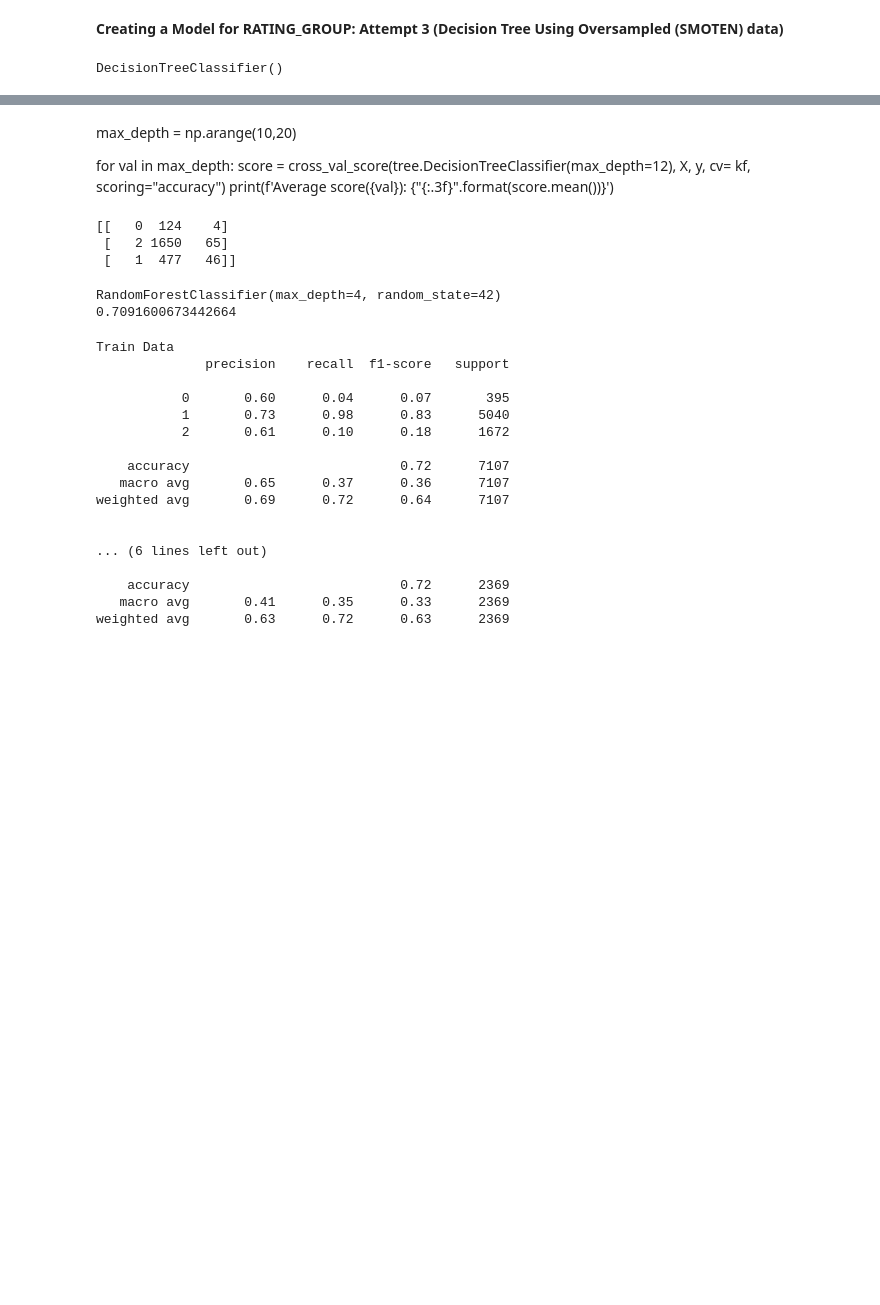
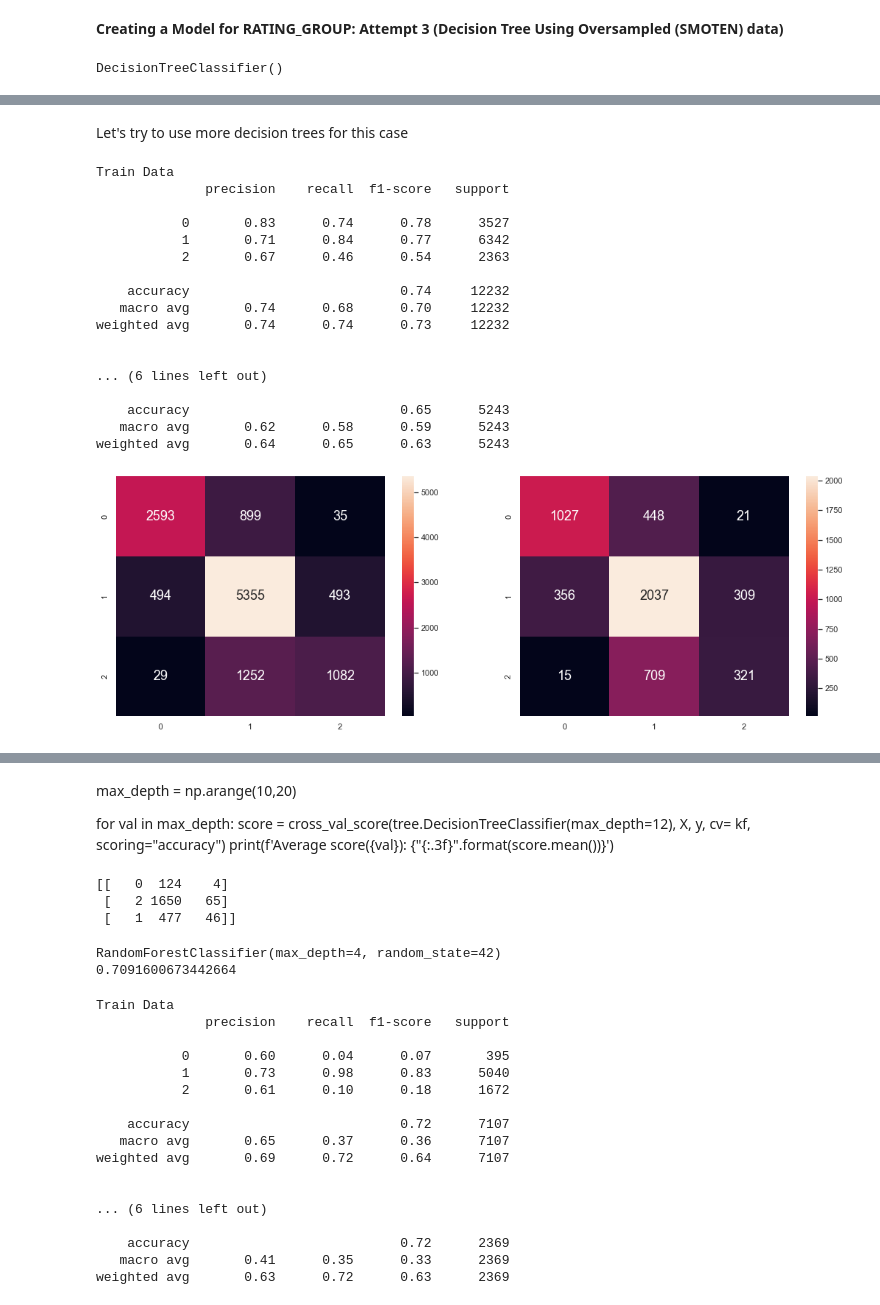
Before and after one commit to limivann/app-performance-predictor, a Jupyter notebook: machine_learning.ipynb, the cells around one changed output, grey strips where cells are left out. Saved outputs shown, nothing was run; the diff lists cells and outputs as text; code cells hidden in the pictures; blank space fills up the shorter version.

```diff
--- a/machine_learning.ipynb
+++ b/machine_learning.ipynb
@@ -199,0 +179,30 @@ GridSearchCV(cv=5, estimator=RandomForestClassifier(random_state=42),
+# %% [markdown]
+Let's try to use more decision trees for this case
+# %%
+random_forest = RandomForestClassifier(n_estimators=1000)
+random_forest.fit(X_train, y_train)
+
+# Predict test data using the model created
+y_train_pred = random_forest.predict(X_train)
+y_test_pred = random_forest.predict(X_test)
+
+evaluate_model(y_train, y_train_pred, y_test, y_test_pred)
+# %% [output]
+Train Data
+              precision    recall  f1-score   support
+
+           0       0.83      0.74      0.78      3527
+           1       0.71      0.84      0.77      6342
+           2       0.67      0.46      0.54      2363
+
+    accuracy                           0.74     12232
+   macro avg       0.74      0.68      0.70     12232
+weighted avg       0.74      0.74      0.73     12232
+
+
+... (6 lines left out)
+
+    accuracy                           0.65      5243
+   macro avg       0.62      0.58      0.59      5243
+weighted avg       0.64      0.65      0.63      5243
+[figure, added]
```
Also changed, not shown: parts of 19 cells of this notebook, 6 other files.
